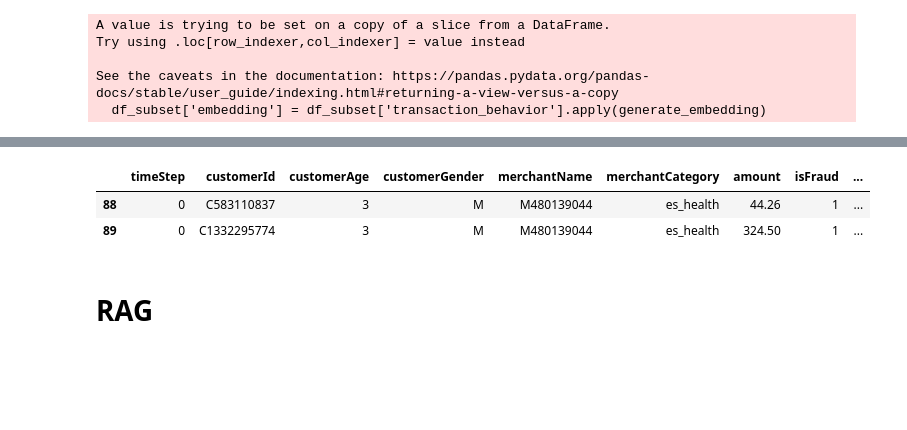
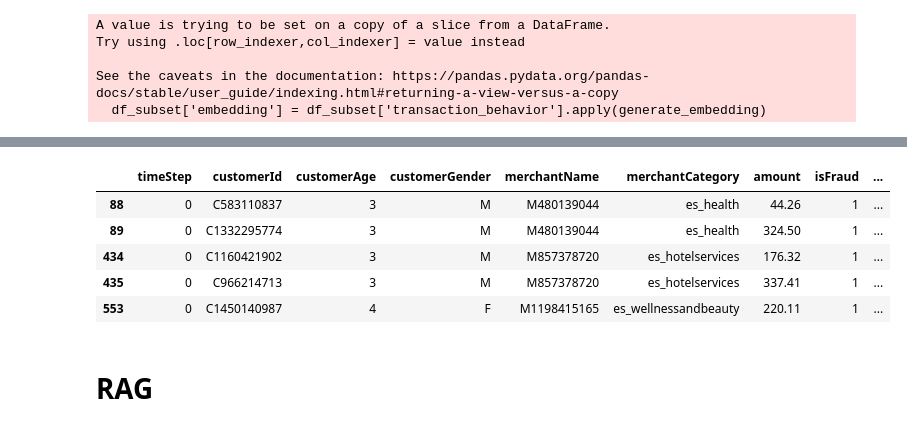
Before and after one commit to 21062872/fraud-detection-rag, a Jupyter notebook: code_files/main.ipynb, the cells around one changed output, grey strips where cells are left out. Cells and saved outputs as stored; diff of their text form; code cells hidden in the pictures; blank space fills up the shorter version.

```diff
--- a/code_files/main.ipynb
+++ b/code_files/main.ipynb
@@ -1178,7 +1178,7 @@ print(f"DataFrame has been exported to {output_file}")
 # %% [output]
 DataFrame has been exported to df_processed_rag.csv
 # %%
-df_subset = df_processed_rag.head(100)
+df_subset = df_processed_rag.head(1000)
 # %%
 pip install transformers faiss-gpu pandas numpy
 # %% [output]
@@ -1228,9 +1278,12 @@ See the caveats in the documentation: https://pandas.pydata.org/pandas-docs/stab
 # %%
-df_subset[df_subset['isFraud'] == 1]
+df_subset[df_subset['isFraud'] == 1].head()
 # %% [output]
 |  | timeStep | customerId | customerAge | customerGender | merchantName | merchantCategory | amount | isFraud | ... |
 | 88 | 0 | C583110837 | 3 | M | M480139044 | es_health | 44.26 | 1 | ... |
 | 89 | 0 | C1332295774 | 3 | M | M480139044 | es_health | 324.50 | 1 | ... |
+| 434 | 0 | C1160421902 | 3 | M | M857378720 | es_hotelservices | 176.32 | 1 | ... |
+| 435 | 0 | C966214713 | 3 | M | M857378720 | es_hotelservices | 337.41 | 1 | ... |
+| 553 | 0 | C1450140987 | 4 | F | M1198415165 | es_wellnessandbeauty | 220.11 | 1 | ... |
 # %% [markdown]
 # RAG
 # %%
```
Also changed, not shown: parts of 2 cells of this notebook.
